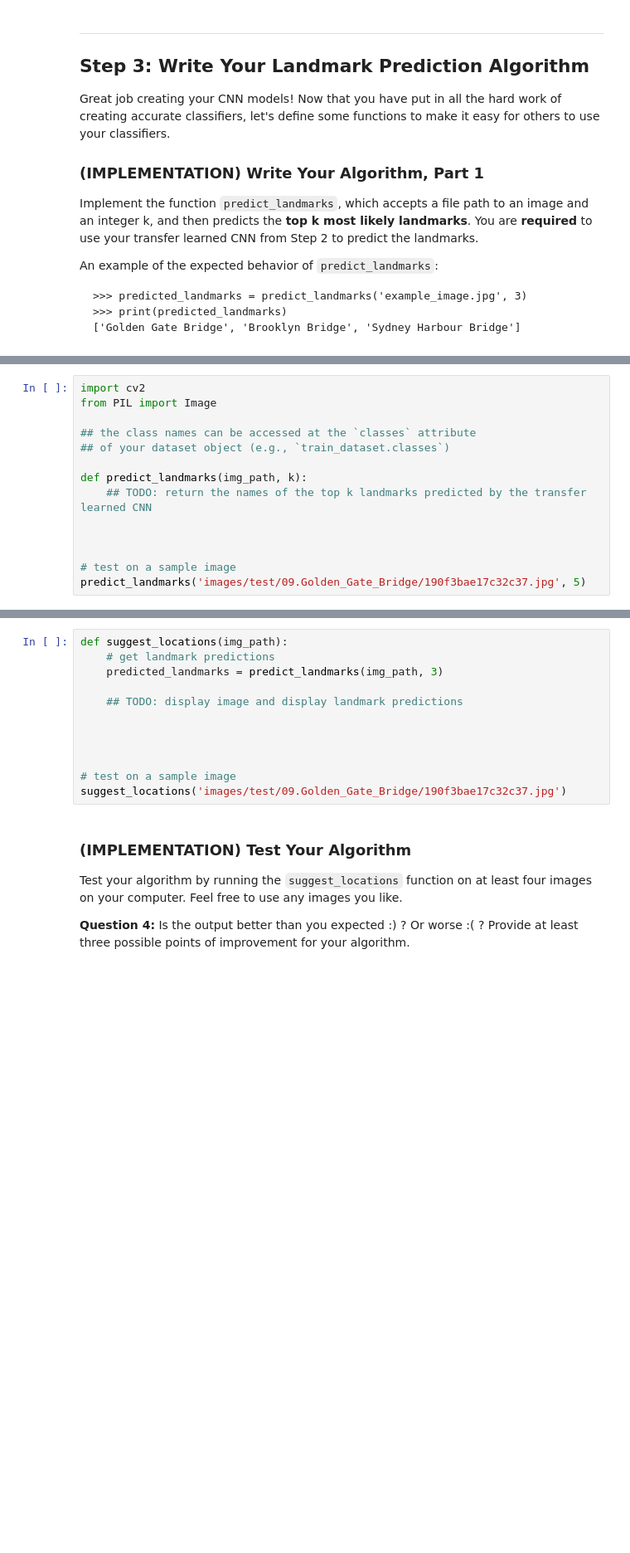
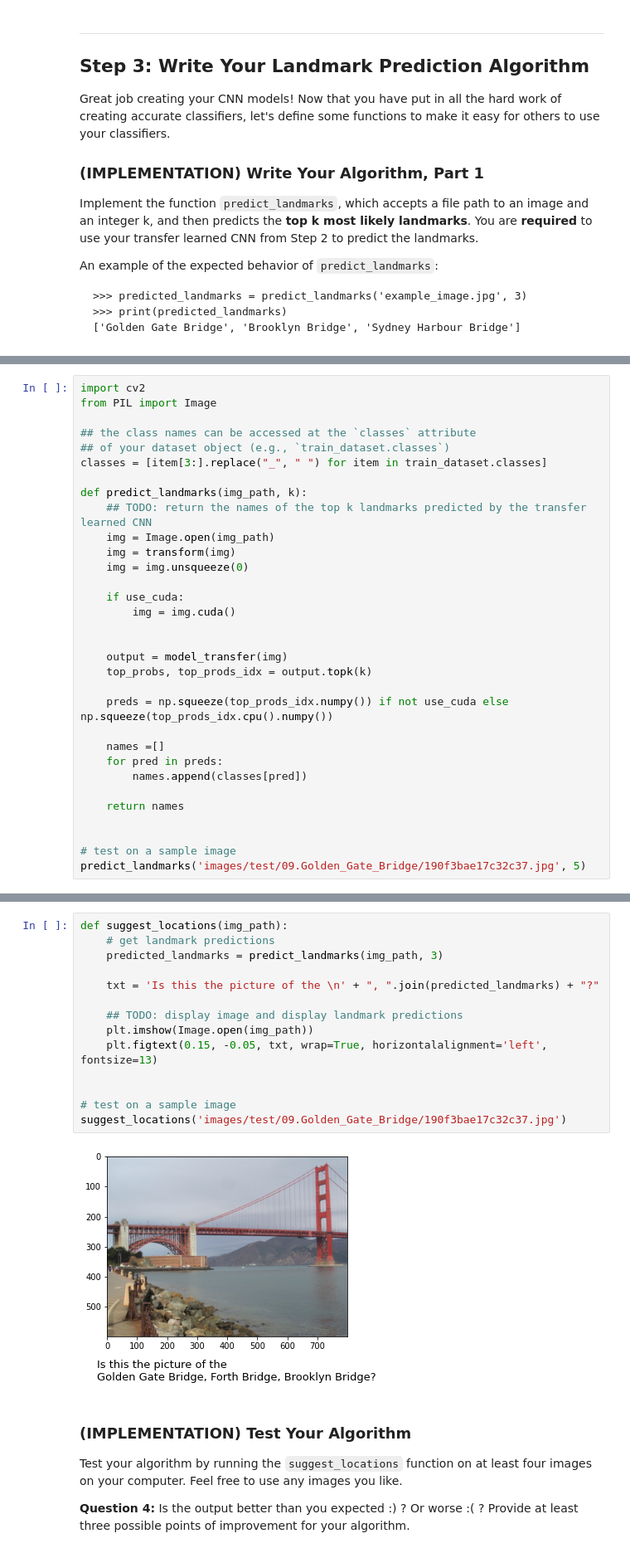
Before and after one commit to nandesh553/landmark-classification, a Jupyter notebook: landmark_project/landmark.ipynb, the cells around one changed output, grey strips where cells are left out. Shown at 83% size. Cells and saved outputs as stored; diff of their text form; blank space fills up the shorter version.

```diff
--- a/landmark_project/landmark.ipynb
+++ b/landmark_project/landmark.ipynb
@@ -694,10 +753,28 @@ from PIL import Image
 
 ## the class names can be accessed at the `classes` attribute
 ## of your dataset object (e.g., `train_dataset.classes`)
+classes = [item[3:].replace("_", " ") for item in train_dataset.classes]
 
 def predict_landmarks(img_path, k):
     ## TODO: return the names of the top k landmarks predicted by the transfer learned CNN
+    img = Image.open(img_path)
+    img = transform(img)
+    img = img.unsqueeze(0)
 
+    if use_cuda:
+        img = img.cuda()
+
+
+    output = model_transfer(img)
+    top_probs, top_prods_idx = output.topk(k)
+
+    preds = np.squeeze(top_prods_idx.numpy()) if not use_cuda else np.squeeze(top_prods_idx.cpu().numpy())
+
+    names =[]
+    for pred in preds:
+        names.append(classes[pred])
+
+    return names
 
 
 # test on a sample image
@@ -712,15 +795,19 @@ Some sample output for `suggest_locations` is provided below, but feel free to d
 # %%
 def suggest_locations(img_path):
     # get landmark predictions
     predicted_landmarks = predict_landmarks(img_path, 3)
 
+    txt = 'Is this the picture of the \n' + ", ".join(predicted_landmarks) + "?"
+
     ## TODO: display image and display landmark predictions
-
-
+    plt.imshow(Image.open(img_path))
+    plt.figtext(0.15, -0.05, txt, wrap=True, horizontalalignment='left', fontsize=13)
 
 
 # test on a sample image
 suggest_locations('images/test/09.Golden_Gate_Bridge/190f3bae17c32c37.jpg')
+# %% [output]
+[figure, added]
 # %% [markdown]
 ### (IMPLEMENTATION) Test Your Algorithm
 
```
Also changed, not shown: parts of 7 cells of this notebook.
